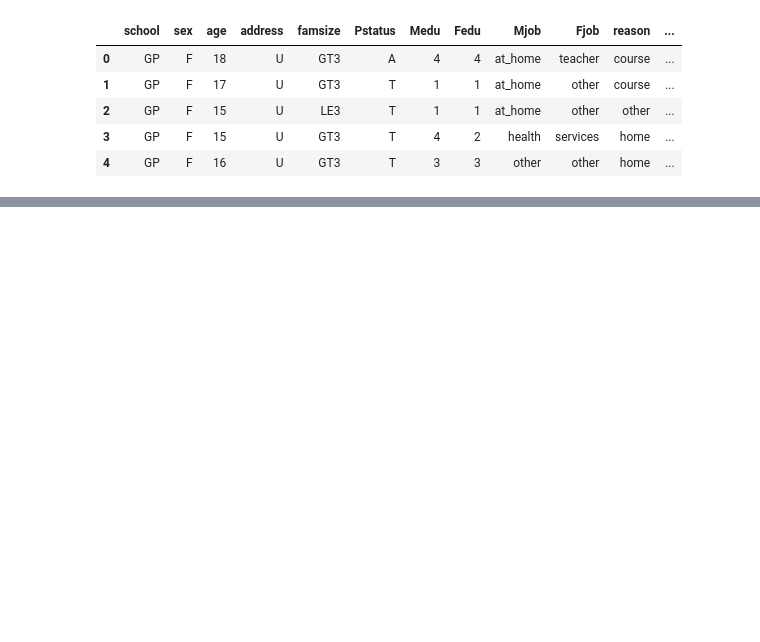
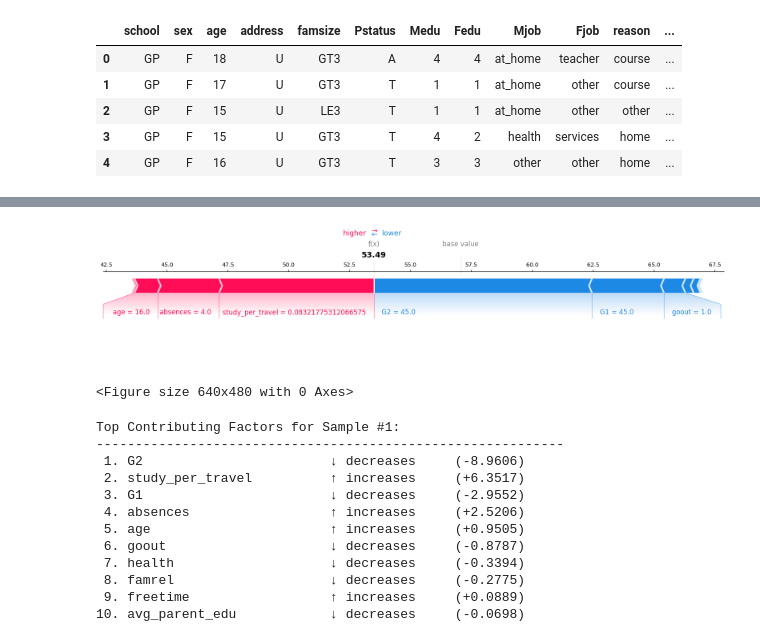
Before and after one commit to TenathDilusha/Student-result-prediction-with-XAI, a Jupyter notebook: notebooks/main.ipynb, the cells around one changed output, grey strips where cells are left out. Saved outputs shown, nothing was run; the diff lists cells and outputs as text; code cells hidden in the pictures; blank space fills up the shorter version.

```diff
--- a/notebooks/main.ipynb
+++ b/notebooks/main.ipynb
@@ -227,19 +79,0 @@ Random Forest 8.242014 0.824250 4.699744
-# %%
-print("\n=== FEATURE IMPORTANCE ===")
-# Feature importance plot for selected features
-importances = model.feature_importances_
-selected_mask = selector.get_support()
-selected_features = X.columns[selected_mask]
-feat_imp = pd.Series(importances, index=selected_features).sort_values(ascending=False)
-
-fig, ax = plt.subplots(figsize=(10, 6))
-feat_imp.head(15).plot(kind='barh', ax=ax, color='steelblue')
-ax.set_xlabel("Importance Score", fontsize=11)
-ax.set_title("Top 15 Feature Importance (Random Forest)", fontsize=12, fontweight='bold')
-ax.invert_yaxis()
-plt.tight_layout()
-plt.show()
-
-print(f"\nTop 5 Most Important Features:")
-for i, (feat, imp) in enumerate(feat_imp.head(5).items(), 1):
-    print(f"  {i}. {feat}: {imp:.4f}")
@@ -364,0 +274,46 @@ Sample #1 Prediction Breakdown:
+# %%
+print(f"Explaining predictions from {best_model_name}...\n")
+
+# Show predictions vs actual for a few samples
+print("Sample Predictions (first 5):")
+print(f"{'Actual':<10}{'Predicted':<12}{'Error':<10}")
+print("-" * 32)
+for i in range(min(5, len(y_test))):
+    actual = y_test.iloc[i]
+    pred = best_predictions[i]
+    error = abs(actual - pred)
+    print(f"{actual:<10.2f}{pred:<12.2f}{error:<10.2f}")
+
+# SHAP force plot for first sample
+print(f"\n\nSHAP Force Plot - Sample #1:")
+print(f"Actual value: {y_train.iloc[0]:.2f}")
+print(f"Predicted value: {best_estimator.predict(X_train_df.iloc[0:1])[0]:.2f}")
+print("(Base value = model's average prediction. Red = increases prediction, Blue = decreases)\n")
+
+shap.force_plot(
+    expected_value,
+    shap_values_best[0],
+    X_train_df.iloc[0],
+    matplotlib=True
+)
+plt.tight_layout()
+plt.show()
+
+# Detailed explanation
+def explain_prediction_detailed(shap_vals, features, threshold=0.01):
+    """Generate human-readable explanation of prediction contributions."""
+    contributions = []
+    for i, feat in enumerate(features):
+        if abs(shap_vals[i]) > threshold:
+            impact = "↑ increases" if shap_vals[i] > 0 else "↓ decreases"
+            contributions.append((feat, shap_vals[i], impact))
+
+    contributions.sort(key=lambda x: abs(x[1]), reverse=True)
+    return contributions
+
+print("\n\nTop Contributing Factors for Sample #1:")
+print("-" * 60)
+contributions = explain_prediction_detailed(shap_values_best[0], selected_features)
+for i, (feat, impact_val, direction) in enumerate(contributions[:10], 1):
+    print(f"{i:2}. {feat:<25} {direction:<15} ({impact_val:+.4f})")
+# %% [output]
@@ -364,0 +336,14 @@ Sample #1 Prediction Breakdown:
+[figure, added]
+<Figure size 640x480 with 0 Axes>
+Top Contributing Factors for Sample #1:
+------------------------------------------------------------
+ 1. G2                        ↓ decreases     (-8.9606)
+ 2. study_per_travel          ↑ increases     (+6.3517)
+ 3. G1                        ↓ decreases     (-2.9552)
+ 4. absences                  ↑ increases     (+2.5206)
+ 5. age                       ↑ increases     (+0.9505)
+ 6. goout                     ↓ decreases     (-0.8787)
+ 7. health                    ↓ decreases     (-0.3394)
+ 8. famrel                    ↓ decreases     (-0.2775)
+ 9. freetime                  ↑ increases     (+0.0889)
+10. avg_parent_edu            ↓ decreases     (-0.0698)
```
Also changed, not shown: parts of 19 cells of this notebook.
